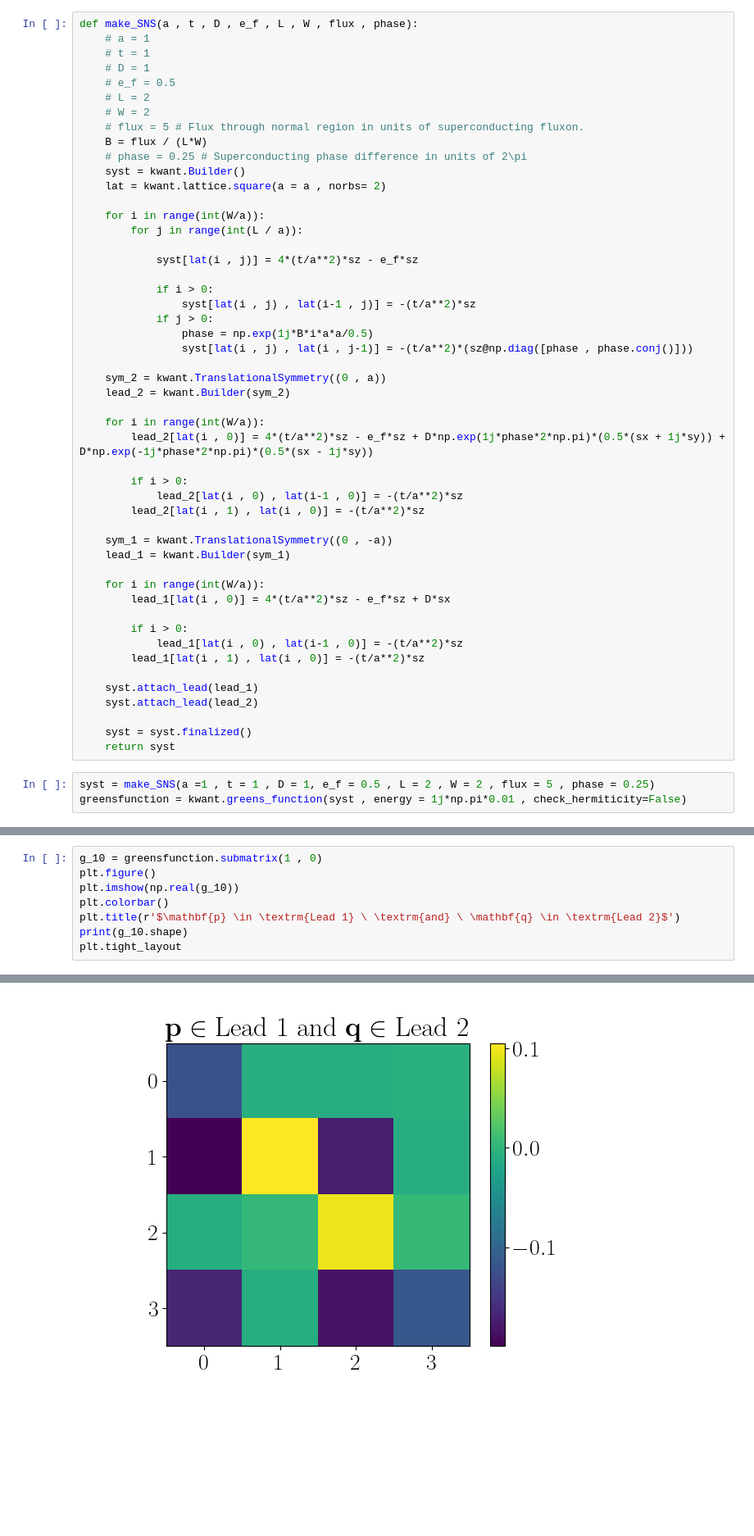
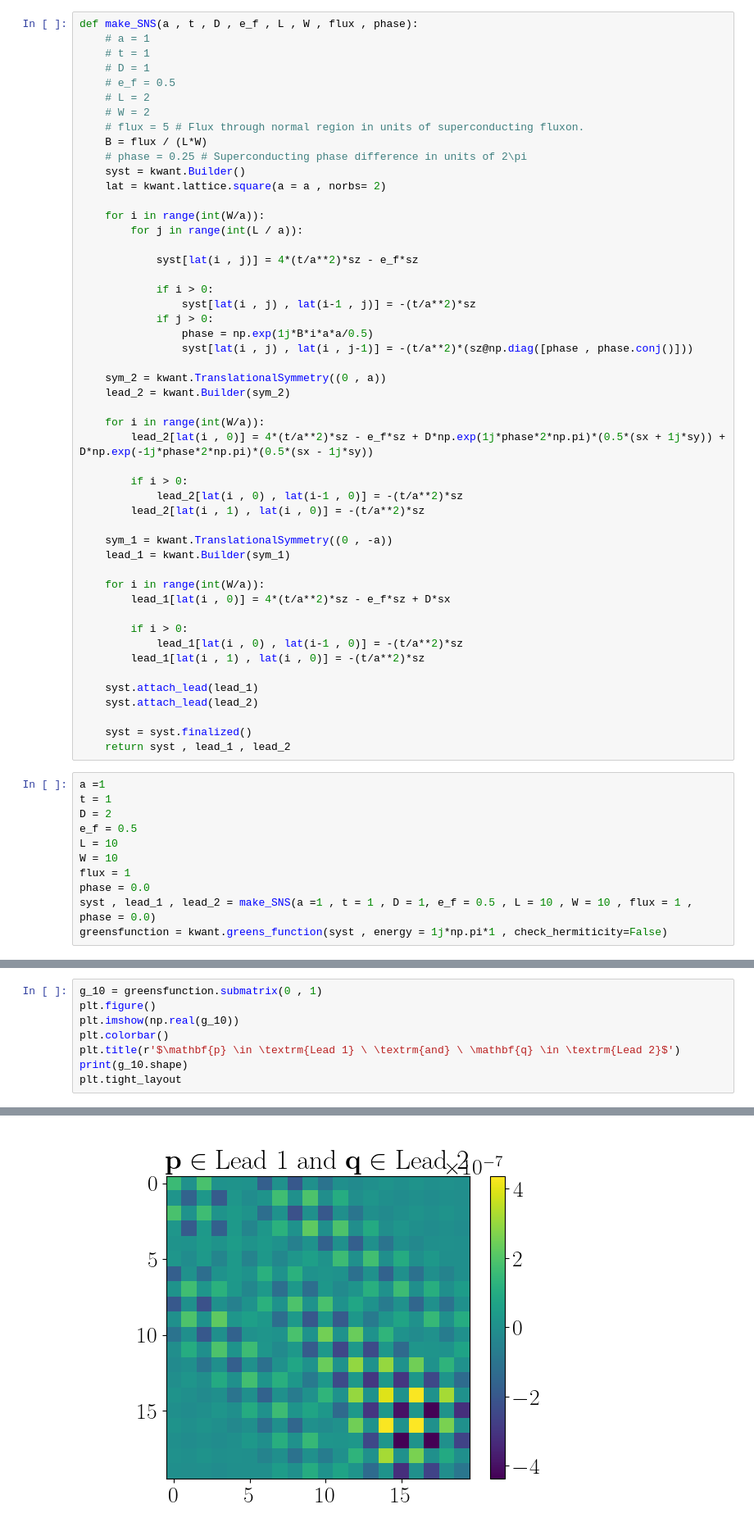
Before and after one commit to krishtoffel99/Josephson-Investigations-Old, a Jupyter notebook: Josephson effect and Supercurrents/JosephsonVorticesSNS.ipynb, the cells around one changed output, grey strips where cells are left out. Shown at 82% size. Cells and saved outputs as stored; diff of their text form; blank space fills up the shorter version.

```diff
--- a/Josephson effect and Supercurrents/JosephsonVorticesSNS.ipynb
+++ b/Josephson effect and Supercurrents/JosephsonVorticesSNS.ipynb
@@ -75,10 +75,18 @@ def make_SNS(a , t , D , e_f , L , W , flux , phase):
     syst.attach_lead(lead_2)
 
     syst = syst.finalized()
-    return syst
+    return syst , lead_1 , lead_2
 # %%
-syst = make_SNS(a =1 , t = 1 , D = 1, e_f = 0.5 , L = 2 , W = 2 , flux = 5 , phase = 0.25)
-greensfunction = kwant.greens_function(syst , energy = 1j*np.pi*0.01 , check_hermiticity=False)
+a =1
+t = 1
+D = 2
+e_f = 0.5
+L = 10
+W = 10
+flux = 1
+phase = 0.0
+syst , lead_1 , lead_2 = make_SNS(a =1 , t = 1 , D = 1, e_f = 0.5 , L = 10 , W = 10 , flux = 1 , phase = 0.0)
+greensfunction = kwant.greens_function(syst , energy = 1j*np.pi*1 , check_hermiticity=False)
 # %%
 plt.figure()
 plt.imshow(np.real(greensfunction.data))
@@ -90,5 +98,5 @@ Text(0.5, 1.0, '$\\textrm{Re}\\hat{G}^{R}(\\varepsilon|\\mathbf{p} , \\mathbf{q}
 # %%
-g_10 = greensfunction.submatrix(1 , 0)
+g_10 = greensfunction.submatrix(0 , 1)
 plt.figure()
 plt.imshow(np.real(g_10))
 plt.colorbar()
@@ -100,2 +108,2 @@ plt.tight_layout
 <function matplotlib.pyplot.tight_layout(*, pad=1.08, h_pad=None, w_pad=None, rect=None)>
-[figure, old version]
+[figure, new version]
```
Also changed, not shown: parts of 10 cells of this notebook, 1 other file.
